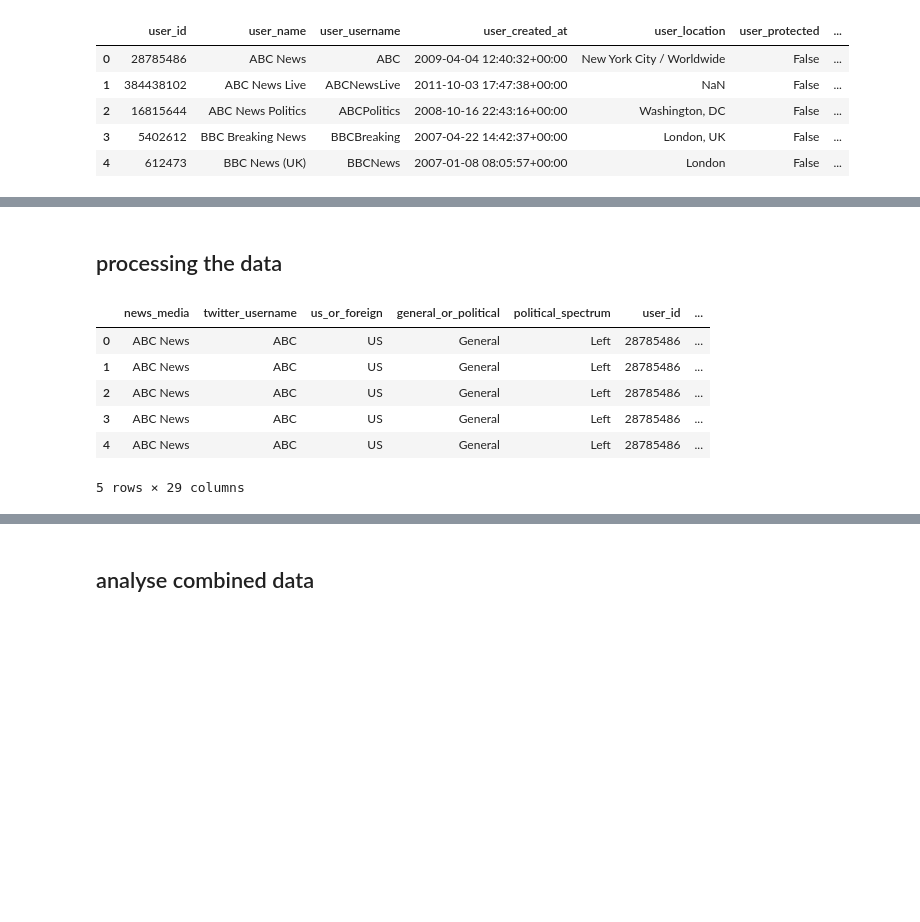
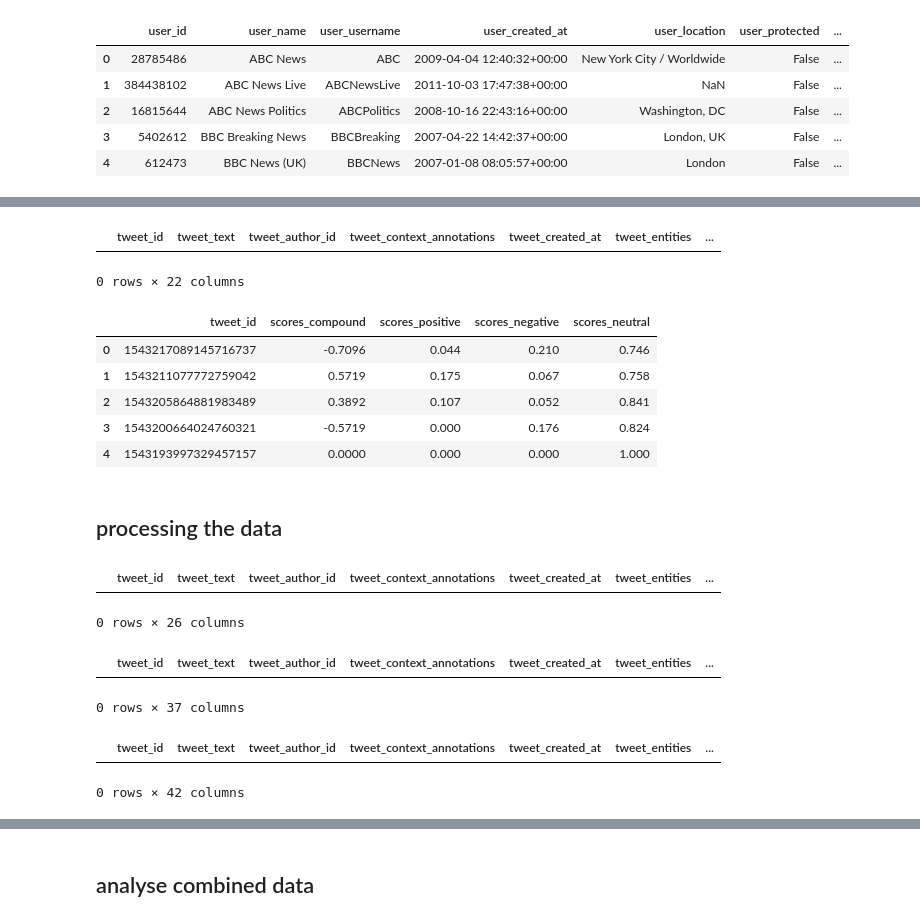
Before and after one commit to katherineskc/data_science_tweets_neutrality, a Jupyter notebook: preliminary_analysis.ipynb, the cells around one changed output, grey strips where cells are left out. Drawn from its saved outputs; the diff is of its cells as text; code cells hidden in the pictures; blank space fills up the shorter version.

Commit message:
updated tweet_label, sentiment_analysis, and preliminary_analysis

```diff
--- a/preliminary_analysis.ipynb
+++ b/preliminary_analysis.ipynb
@@ -38,10 +38,10 @@ twitter_user_details_data.head()
 | 3 | 5402612 | BBC Breaking News | BBCBreaking | 2007-04-22 14:42:37+00:00 | London, UK | False | ... |
 | 4 | 612473 | BBC News (UK) | BBCNews | 2007-01-08 08:05:57+00:00 | London | False | ... |
 # %%
-# twitter_combined_tweet_data from 2022/07/01 to 2022/08/15
+# twitter_combined_tweet_data from 2022/07/01 to 2022/08/18
 
-twitter_combined_tweet_data = pd.read_csv (r'/Users/katherina/data_science_tweets_neutrality/twitter_combined_tweet_data.csv')
-twitter_combined_tweet_data.head()
+twitter_combined_tweet_labelled_cleaned_data = pd.read_csv (r'/Users/katherina/data_science_tweets_neutrality/twitter_combined_tweet_labelled_cleaned_data.csv')
+twitter_combined_tweet_labelled_cleaned_data.head()
 # %% [output]
 |  | tweet_id | tweet_text | tweet_author_id | tweet_context_annotations | tweet_created_at | tweet_entities | ... |
 | 0 | 1543217089145716737 | Pentagon data shows a simple, tro... | 28785486 | [{'domain': {'id': '45', 'name': ... | 2022-07-02 12:56:40+00:00 | {'urls': [{'start': 154, 'end': 1... | ... |
@@ -52,19 +53,50 @@ twitter_combined_tweet_data.head()
+# %%
+twitter_combined_tweet_labelled_cleaned_data.groupby(['tweet_id']).filter(lambda x: x['tweet_author_id'].count()>1)
+# %% [output]
+|  | tweet_id | tweet_text | tweet_author_id | tweet_context_annotations | tweet_created_at | tweet_entities | ... |
+0 rows × 22 columns
+# %%
+# tweet_sentiments_score_data
+
+twitter_tweet_sentiments_score_data = pd.read_csv (r'/Users/katherina/data_science_tweets_neutrality/twitter_tweet_sentiments_score_data.csv')
+twitter_tweet_sentiments_score_data.head()
+# %% [output]
+|  | tweet_id | scores_compound | scores_positive | scores_negative | scores_neutral |
+| 0 | 1543217089145716737 | -0.7096 | 0.044 | 0.210 | 0.746 |
+| 1 | 1543211077772759042 | 0.5719 | 0.175 | 0.067 | 0.758 |
+| 2 | 1543205864881983489 | 0.3892 | 0.107 | 0.052 | 0.841 |
+| 3 | 1543200664024760321 | -0.5719 | 0.000 | 0.176 | 0.824 |
+| 4 | 1543193997329457157 | 0.0000 | 0.000 | 0.000 | 1.000 |
 # %% [markdown]
 ## processing the data
 # %%
-# combine news_media_basic_data and twitter_user_details_data
-combined_news_media_basic_details = pd.merge(news_media_basic_data, twitter_user_details_data, left_on='twitter_username', right_on='user_username', how='left')
+# combine twitter_combined_tweet_data and tweet_sentiments_score
+combined_tweet_sentiments_score_df = pd.merge(twitter_combined_tweet_labelled_cleaned_data, twitter_tweet_sentiments_score_data, left_on='tweet_id', right_on='tweet_id', how='left',validate='one_to_one')
 
-# combine combined_news_media_basic_details and tweets
-combined_news_media_tweets_df = pd.merge(combined_news_media_basic_details, twitter_combined_tweet_data, left_on='user_id', right_on='tweet_author_id', how='left')
-
-combined_news_media_tweets_df.head()
+# check for duplicates for combined_news_media_tweets_sentiments_score_df
+combined_tweet_sentiments_score_df[combined_tweet_sentiments_score_df.duplicated(['tweet_id'], keep=False)]
 # %% [output]
-|  | news_media | twitter_username | us_or_foreign | general_or_political | political_spectrum | user_id | ... |
-| 0 | ABC News | ABC | US | General | Left | 28785486 | ... |
-| 1 | ABC News | ABC | US | General | Left | 28785486 | ... |
-| 2 | ABC News | ABC | US | General | Left | 28785486 | ... |
-| 3 | ABC News | ABC | US | General | Left | 28785486 | ... |
-| 4 | ABC News | ABC | US | General | Left | 28785486 | ... |
+|  | tweet_id | tweet_text | tweet_author_id | tweet_context_annotations | tweet_created_at | tweet_entities | ... |
-5 rows × 29 columns
+0 rows × 26 columns
+# %%
+# combine combined_tweet_sentiments_score_df and twitter_user_details_data
+
+combined_tweet_sentiments_score_user_df = pd.merge(combined_tweet_sentiments_score_df, twitter_user_details_data, left_on='tweet_author_id', right_on='user_id', how='left',validate='many_to_one')
+
+# combined_news_media_tweets_df = combined_news_media_tweets_df[(~combined_news_media_tweets_df.duplicated(subset=['tweet_id'])) | (combined_news_media_tweets_df['tweet_id'].isnull())]
+
+# check for duplicates for combined_tweet_sentiments_score_user_df
+combined_tweet_sentiments_score_user_df[combined_tweet_sentiments_score_user_df.duplicated(['tweet_id'], keep=False)]
+# %% [output]
+|  | tweet_id | tweet_text | tweet_author_id | tweet_context_annotations | tweet_created_at | tweet_entities | ... |
+0 rows × 37 columns
+# %%
+# combine combined_news_media_tweets_sentiments_score_df and news_media_basic_data
+combined_news_media_tweets_sentiments_score_news_media_df = pd.merge(combined_tweet_sentiments_score_user_df, news_media_basic_data, left_on='user_username', right_on='twitter_username', how='left',validate='many_to_one')
+
+# check for duplicates for ccombined_news_media_tweets_sentiments_score_news_media_df
+combined_news_media_tweets_sentiments_score_news_media_df[combined_news_media_tweets_sentiments_score_news_media_df.duplicated(['tweet_id'], keep=False)]
+# %% [output]
+|  | tweet_id | tweet_text | tweet_author_id | tweet_context_annotations | tweet_created_at | tweet_entities | ... |
+0 rows × 42 columns
 # %%
```
Also changed, not shown: parts of 15 cells of this notebook, 2 other files.
